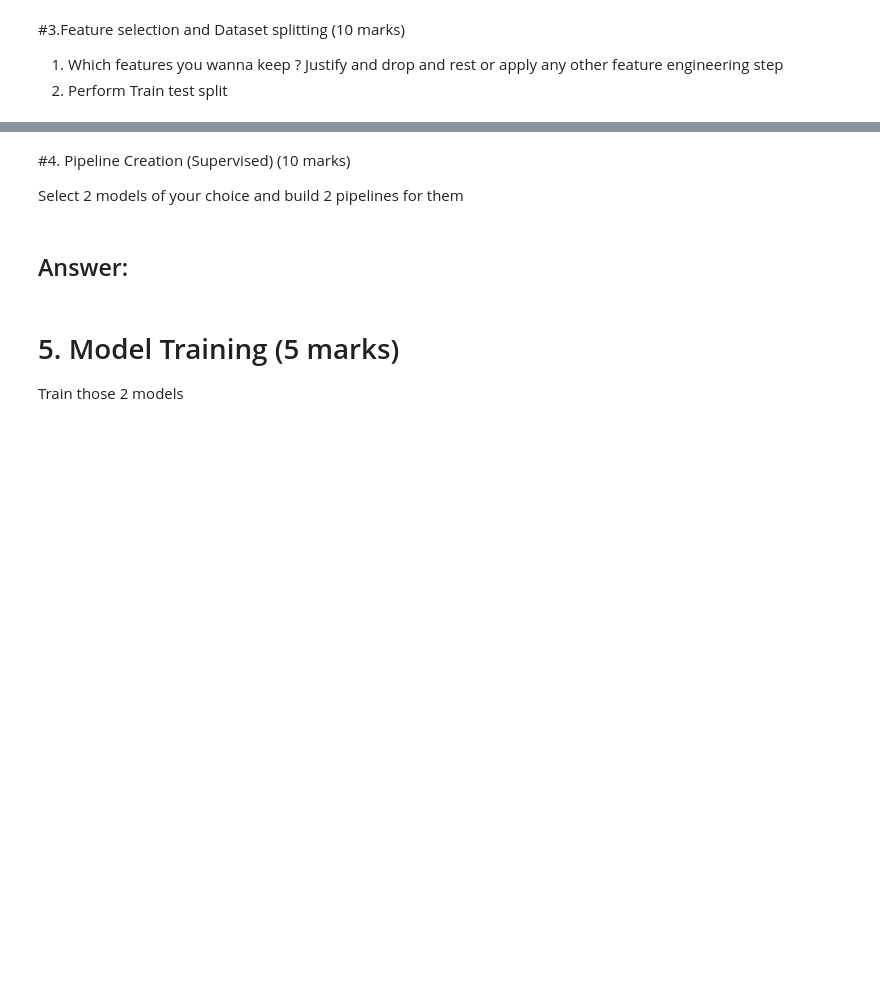
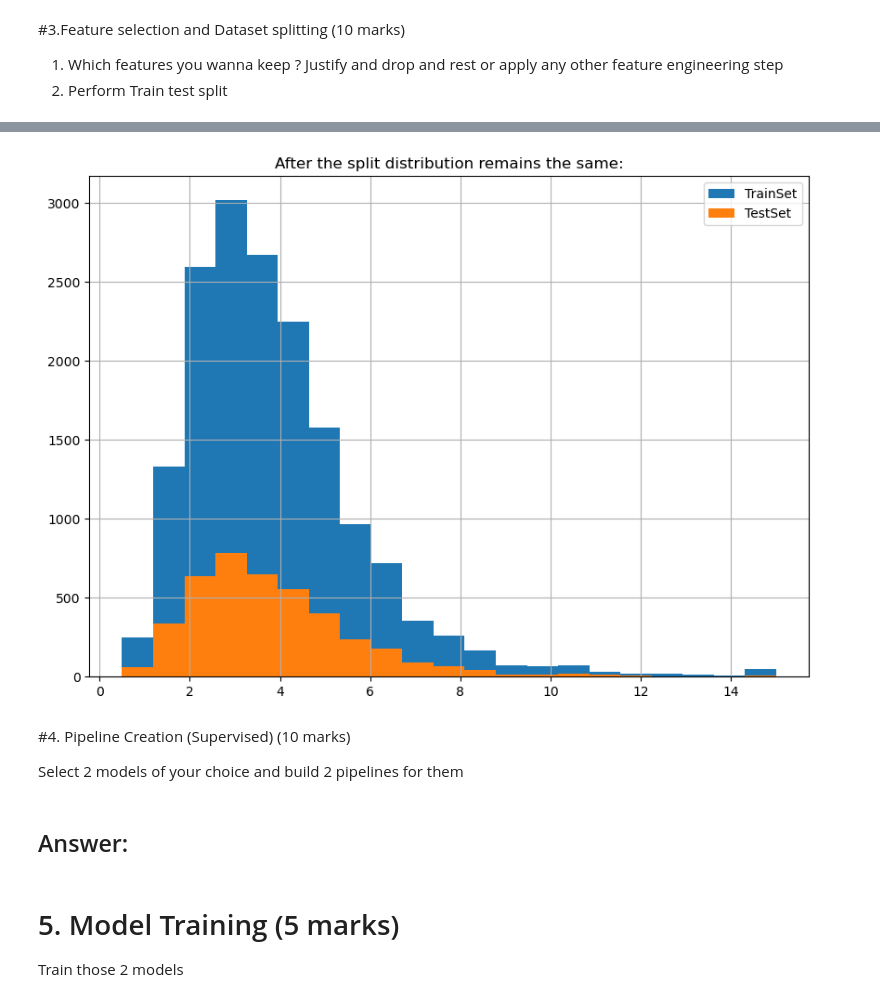
Before and after one commit to m-mhe/ml_practice, a Jupyter notebook: ML_FINAL_EXAM/ML_FINAL.ipynb, the cells around one changed output, grey strips where cells are left out. Drawn from its saved outputs; the diff is of its cells as text; code cells hidden in the pictures; blank space fills up the shorter version.

```diff
--- a/ML_FINAL_EXAM/ML_FINAL.ipynb
+++ b/ML_FINAL_EXAM/ML_FINAL.ipynb
@@ -110,9 +110,9 @@ rawDF.plot(kind="scatter", x="latitude", y="longitude", cmap="jet", c="median_ho
 plt.show()
 
 modifiedDF = rawDF.copy()
-modifiedDF["incodeCategory"] = pd.cut(rawDF["median_income"], bins=[0, 0.5, 1, 1.5, 2, 2.5, 3, 3.5, 4, 4.5, 5, 5.5, 6, 6.5, 7, 7.5, 8, 8.5, 9, 9.5, 10, np.inf], labels=np.arange(0, 21, 1))
-modifiedDF["incodeCategory"].hist(bins=21, figsize=(10, 7))
-plt.title("incodeCategory")
+modifiedDF["incomeCategory"] = pd.cut(rawDF["median_income"], bins=[0, 0.5, 1, 1.5, 2, 2.5, 3, 3.5, 4, 4.5, 5, 5.5, 6, 6.5, 7, 7.5, 8, 8.5, 9, 9.5, 10, np.inf], labels=np.arange(0, 21, 1))
+modifiedDF["incomeCategory"].hist(bins=21, figsize=(10, 7))
+plt.title("incomeCategory")
 plt.show()
 
 scatter_matrix(modifiedDF.select_dtypes(include=np.number), diagonal="hist", figsize=(25,25), alpha=0.5)
@@ -247,3 +269,25 @@ lofPipeline = Pipeline([
+# %%
+spliter = StratifiedShuffleSplit(n_splits=1, random_state=67, test_size=0.2)
+
+XTrain = []
+XTest = []
+yTrain = []
+yTest = []
+
+for trainIndices, testIndices in spliter.split(modifiedDF, modifiedDF["incomeCategory"]):
+    XTrain = rawDF.iloc[trainIndices,:].drop(columns=["median_house_value"])
+    yTrain = rawDF.iloc[trainIndices, 8]
+    XTest = rawDF.iloc[testIndices,:].drop(columns=["median_house_value"])
+    yTest = rawDF.iloc[testIndices, 8]
+
+plt.figure(figsize=(10, 7))
+XTrain["median_income"].hist(bins=21, label="TrainSet")
+XTest["median_income"].hist(bins=21, label="TestSet")
+plt.title("After the split distribution remains the same:")
+plt.legend(loc="best")
+plt.show()
+# %% [output]
+[figure, added]
 # %% [markdown]
 #4.  Pipeline Creation (Supervised) (10 marks)
 
```
Also changed, not shown: parts of 6 cells of this notebook.
